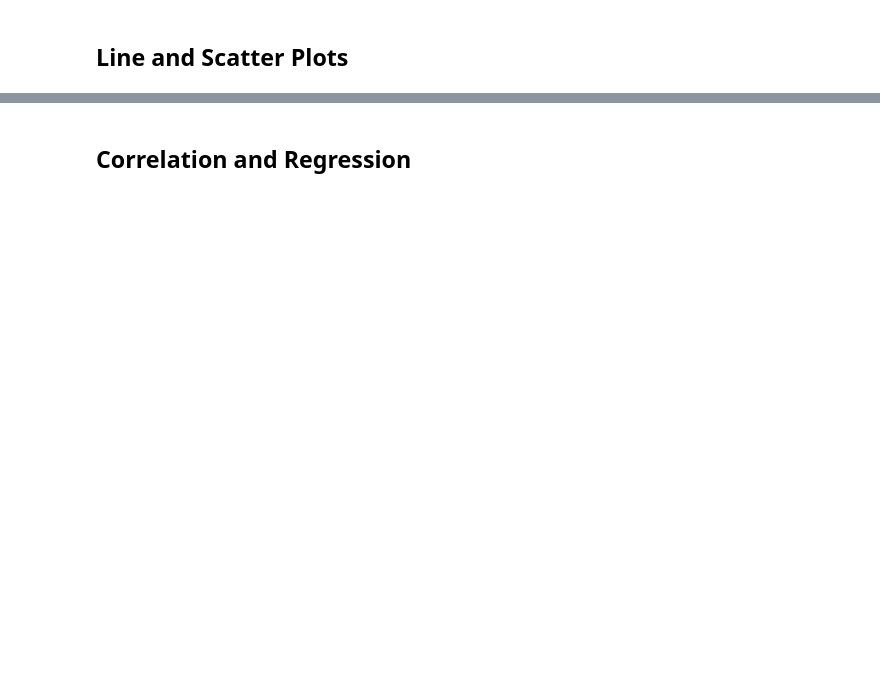
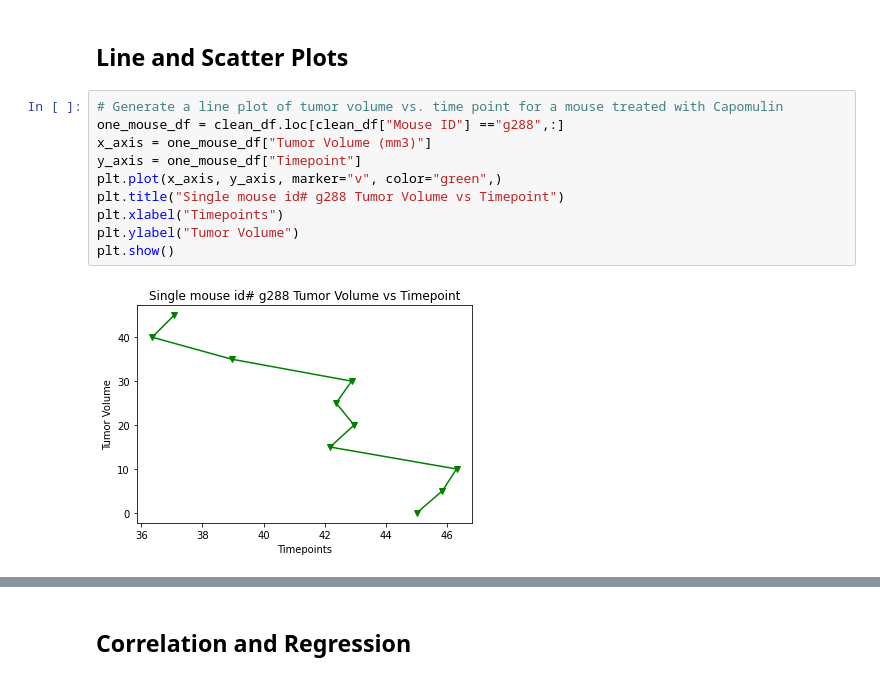
Before and after one commit to laquita44/matplotlib-challenge, a Jupyter notebook: Pymaceuticals/Instructions/Pymaceuticals/pymaceuticals_starter.ipynb, the cells around one changed output, grey strips where cells are left out. Saved outputs shown, nothing was run; the diff lists cells and outputs as text; blank space fills up the shorter version.

```diff
--- a/Pymaceuticals/Instructions/Pymaceuticals/pymaceuticals_starter.ipynb
+++ b/Pymaceuticals/Instructions/Pymaceuticals/pymaceuticals_starter.ipynb
@@ -384,3 +390,15 @@ plt.show()
 # %% [markdown]
 ## Line and Scatter Plots
+# %%
+# Generate a line plot of tumor volume vs. time point for a mouse treated with Capomulin
+one_mouse_df = clean_df.loc[clean_df["Mouse ID"] =="g288",:]
+x_axis = one_mouse_df["Tumor Volume (mm3)"]
+y_axis = one_mouse_df["Timepoint"]
+plt.plot(x_axis, y_axis, marker="v", color="green",)
+plt.title("Single mouse id# g288 Tumor Volume vs Timepoint")
+plt.xlabel("Timepoints")
+plt.ylabel("Tumor Volume")
+plt.show()
+# %% [output]
+[figure, added]
 # %%
```
Also changed, not shown: parts of 11 cells of this notebook.
